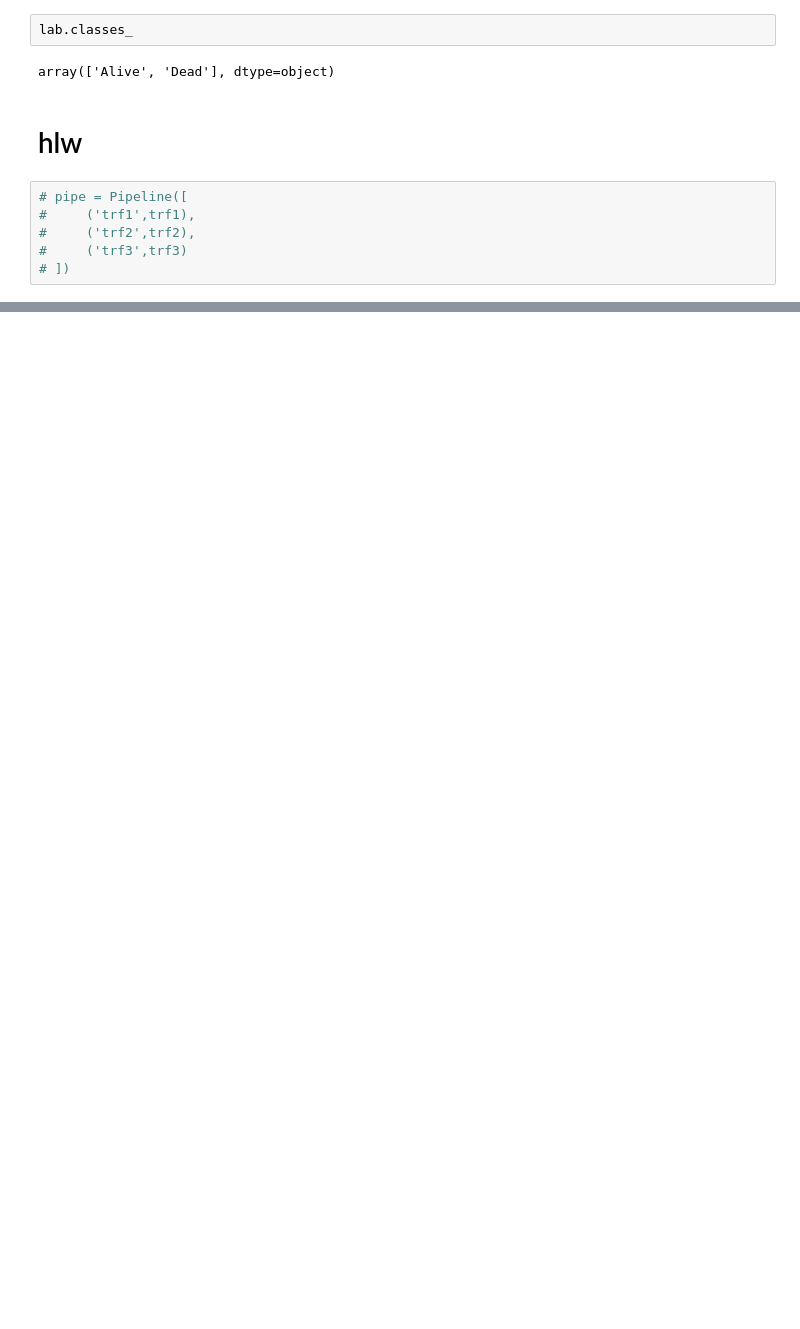
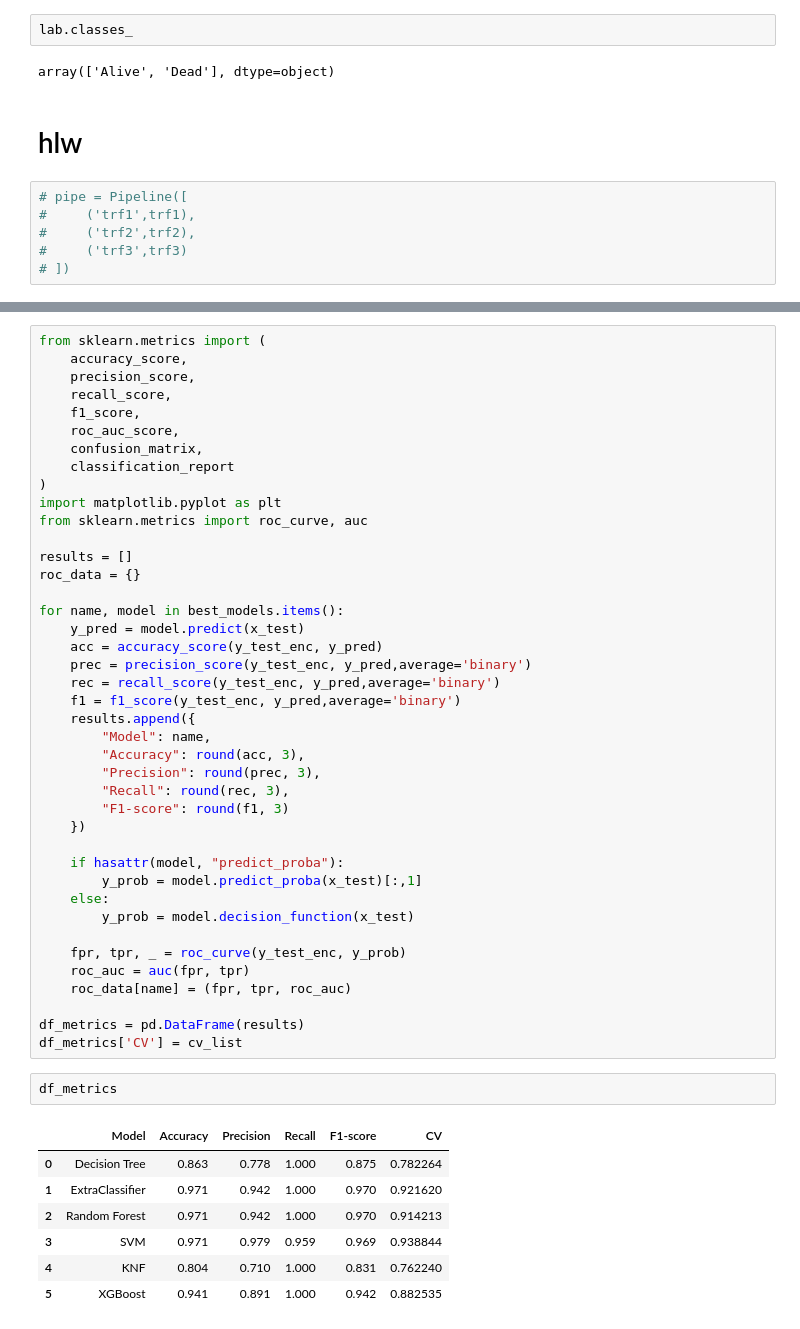
Before and after one commit to sazol07/Projects, a Jupyter notebook: Using Pipeline to Predict Patients_Status.ipynb, the cells around one changed output, grey strips where cells are left out. Cells and saved outputs as stored; diff of their text form; blank space fills up the shorter version.

```diff
--- a/Using Pipeline to Predict Patients_Status.ipynb
+++ b/Using Pipeline to Predict Patients_Status.ipynb
@@ -472,0 +319,51 @@ plt.show()
+# %%
+from sklearn.metrics import (
+    accuracy_score,
+    precision_score,
+    recall_score,
+    f1_score,
+    roc_auc_score,
+    confusion_matrix,
+    classification_report
+)
+import matplotlib.pyplot as plt
+from sklearn.metrics import roc_curve, auc
+
+results = []
+roc_data = {}
+
+for name, model in best_models.items():
+    y_pred = model.predict(x_test)
+    acc = accuracy_score(y_test_enc, y_pred)
+    prec = precision_score(y_test_enc, y_pred,average='binary')
+    rec = recall_score(y_test_enc, y_pred,average='binary')
+    f1 = f1_score(y_test_enc, y_pred,average='binary')
+    results.append({
+        "Model": name,
+        "Accuracy": round(acc, 3),
+        "Precision": round(prec, 3),
+        "Recall": round(rec, 3),
+        "F1-score": round(f1, 3)
+    })
+
+    if hasattr(model, "predict_proba"):
+        y_prob = model.predict_proba(x_test)[:,1]
+    else:
+        y_prob = model.decision_function(x_test)
+
+    fpr, tpr, _ = roc_curve(y_test_enc, y_prob)
+    roc_auc = auc(fpr, tpr)
+    roc_data[name] = (fpr, tpr, roc_auc)
+
+df_metrics = pd.DataFrame(results)
+df_metrics['CV'] = cv_list
+# %%
+df_metrics
+# %% [output]
+|  | Model | Accuracy | Precision | Recall | F1-score | CV |
+| 0 | Decision Tree | 0.863 | 0.778 | 1.000 | 0.875 | 0.782264 |
+| 1 | ExtraClassifier | 0.971 | 0.942 | 1.000 | 0.970 | 0.921620 |
+| 2 | Random Forest | 0.971 | 0.942 | 1.000 | 0.970 | 0.914213 |
+| 3 | SVM | 0.971 | 0.979 | 0.959 | 0.969 | 0.938844 |
+| 4 | KNF | 0.804 | 0.710 | 1.000 | 0.831 | 0.762240 |
+| 5 | XGBoost | 0.941 | 0.891 | 1.000 | 0.942 | 0.882535 |
```
Also changed, not shown: parts of 20 cells of this notebook.
